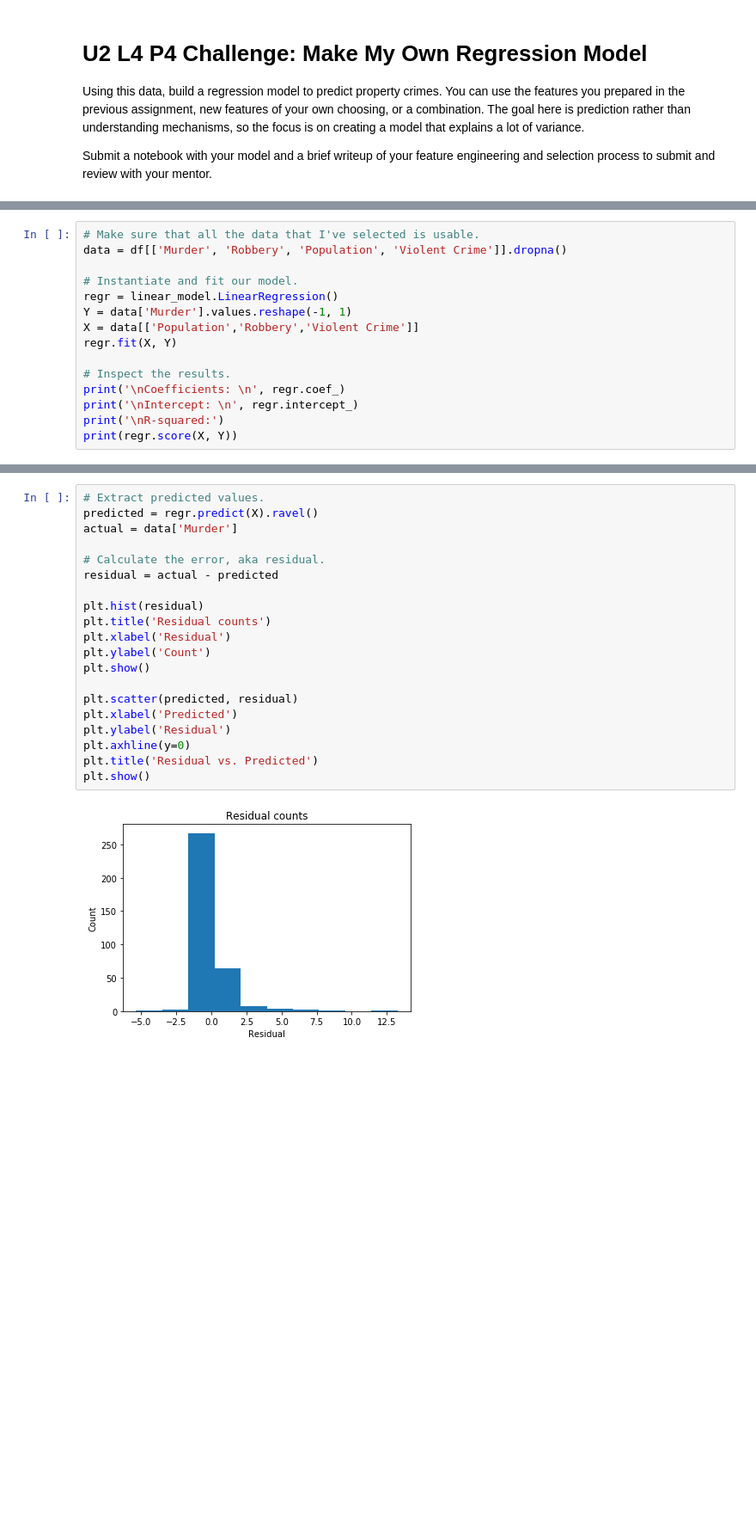
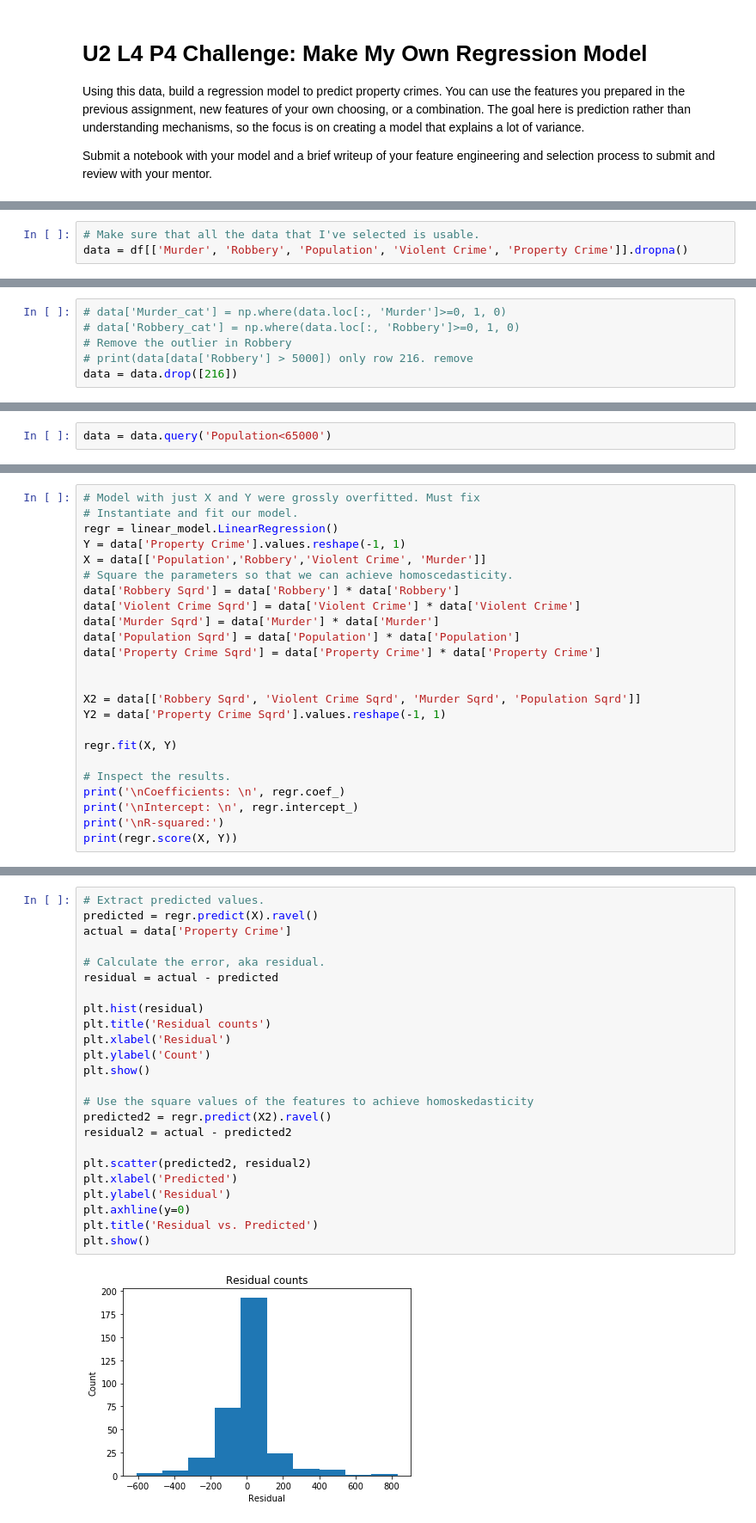
Before and after one commit to lamkg/Thinkful-, a Jupyter notebook: U2 L4 P4 Challenge Regression Model .ipynb, the cells around one changed output, grey strips where cells are left out. Shown at 86% size. Saved outputs shown, nothing was run; the diff lists cells and outputs as text; blank space fills up the shorter version.

Commit message:
Cross Validation, Homoscedasticity, multivariate normality.

```diff
--- a/U2 L4 P4 Challenge Regression Model .ipynb
+++ b/U2 L4 P4 Challenge Regression Model .ipynb
@@ -108,0 +113,3 @@ df['Violent Crime'] = df['Violent Crime'].apply(pd.to_numeric)
+# %%
+# Make sure that all the data that I've selected is usable.
+data = df[['Murder', 'Robbery', 'Population', 'Violent Crime', 'Property Crime']].dropna()
@@ -108,0 +133,6 @@ df['Violent Crime'] = df['Violent Crime'].apply(pd.to_numeric)
+# %%
+# data['Murder_cat'] = np.where(data.loc[:, 'Murder']>=0, 1, 0)
+# data['Robbery_cat'] = np.where(data.loc[:, 'Robbery']>=0, 1, 0)
+# Remove the outlier in Robbery
+# print(data[data['Robbery'] > 5000]) only row 216. remove
+data = data.drop([216])
@@ -108,0 +148,2 @@ df['Violent Crime'] = df['Violent Crime'].apply(pd.to_numeric)
+# %%
+data = data.query('Population<65000')
@@ -109,11 +166,20 @@ df['Violent Crime'] = df['Violent Crime'].apply(pd.to_numeric)
 # %%
-# Make sure that all the data that I've selected is usable.
-data = df[['Murder', 'Robbery', 'Population', 'Violent Crime']].dropna()
-
+# Model with just X and Y were grossly overfitted. Must fix
 # Instantiate and fit our model.
 regr = linear_model.LinearRegression()
-Y = data['Murder'].values.reshape(-1, 1)
-X = data[['Population','Robbery','Violent Crime']]
+Y = data['Property Crime'].values.reshape(-1, 1)
+X = data[['Population','Robbery','Violent Crime', 'Murder']]
+# Square the parameters so that we can achieve homoscedasticity.
+data['Robbery Sqrd'] = data['Robbery'] * data['Robbery']
+data['Violent Crime Sqrd'] = data['Violent Crime'] * data['Violent Crime']
+data['Murder Sqrd'] = data['Murder'] * data['Murder']
+data['Population Sqrd'] = data['Population'] * data['Population']
+data['Property Crime Sqrd'] = data['Property Crime'] * data['Property Crime']
+
+
+X2 = data[['Robbery Sqrd', 'Violent Crime Sqrd', 'Murder Sqrd', 'Population Sqrd']]
+Y2 = data['Property Crime Sqrd'].values.reshape(-1, 1)
+
 regr.fit(X, Y)
 
 # Inspect the results.
@@ -135,22 +201,26 @@ So far, kind of good, R Squared showing how much variance in the outcome variabl
 # %%
 # Extract predicted values.
 predicted = regr.predict(X).ravel()
-actual = data['Murder']
+actual = data['Property Crime']
 
 # Calculate the error, aka residual.
 residual = actual - predicted
 
 plt.hist(residual)
 plt.title('Residual counts')
 plt.xlabel('Residual')
 plt.ylabel('Count')
 plt.show()
 
-plt.scatter(predicted, residual)
+# Use the square values of the features to achieve homoskedasticity
+predicted2 = regr.predict(X2).ravel()
+residual2 = actual - predicted2
+
+plt.scatter(predicted2, residual2)
 plt.xlabel('Predicted')
 plt.ylabel('Residual')
 plt.axhline(y=0)
 plt.title('Residual vs. Predicted')
 plt.show()
 # %% [output]
-[figure, old version]
+[figure, new version]
```
Also changed, not shown: parts of 17 cells of this notebook.
